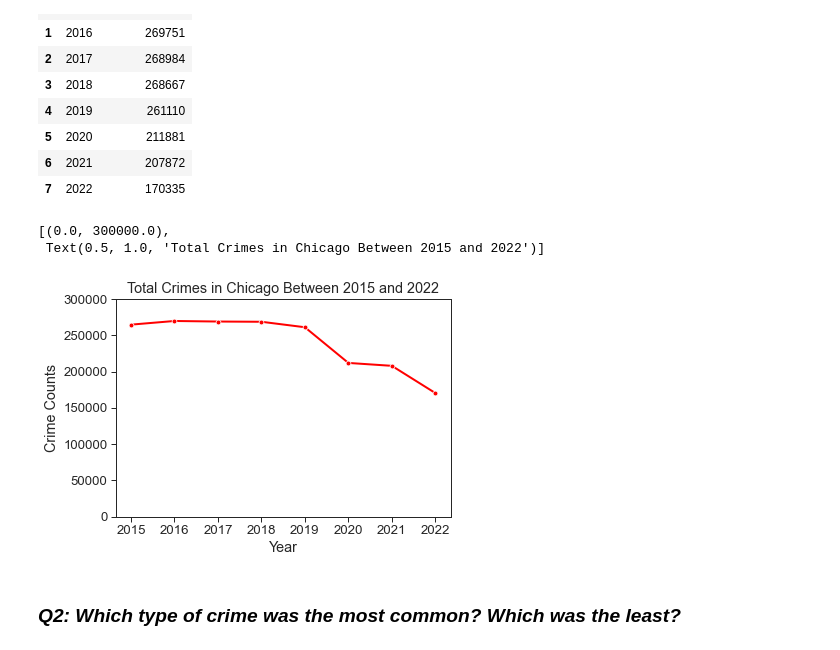
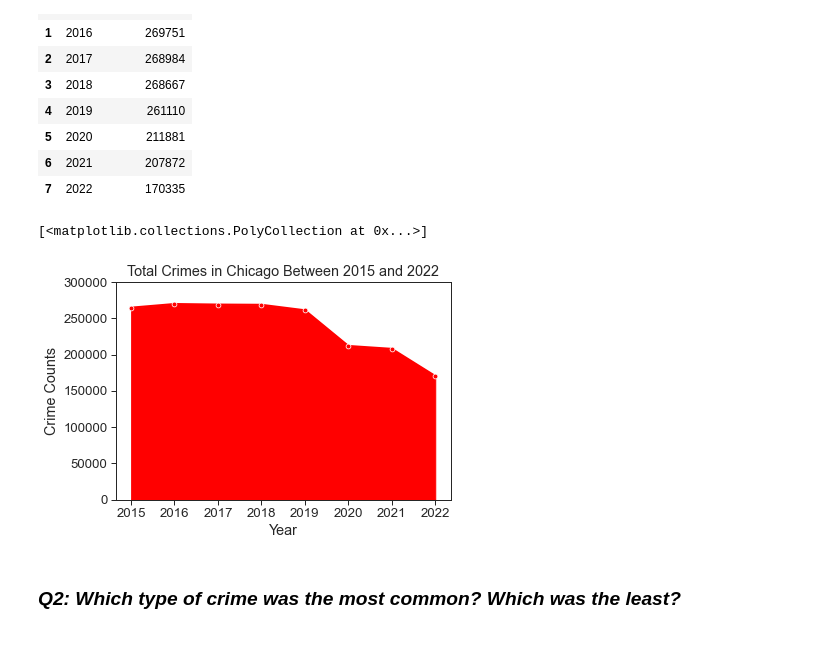
Before and after one commit to jcvincentliu/Analyzing-Racial-Disparities-in-Chicago-Police-Traffic-Stops, a Jupyter notebook: crime_cleaning.ipynb, the cells around one changed output. Drawn from its saved outputs; the diff is of its cells as text; code cells hidden in the pictures.

```diff
--- a/crime_cleaning.ipynb
+++ b/crime_cleaning.ipynb
@@ -223,11 +235,13 @@ count_by_year
 # %%
 sns.set_context("paper", font_scale = 1.5)
 sns.set_style("ticks")
 p = sns.lineplot(x = "Year", y = "Crime Counts", data = count_by_year, marker = "o", color = "red", linewidth=2)
 p.set(ylim = [0, 300000], title = "Total Crimes in Chicago Between 2015 and 2022")
+plt.stackplot("Year", "Crime Counts", data = count_by_year, color = "red")
+
+# COVID!! People came outside less often; Broke it down?
 # %% [output]
-[(0.0, 300000.0),
- Text(0.5, 1.0, 'Total Crimes in Chicago Between 2015 and 2022')]
+[<matplotlib.collections.PolyCollection at 0x...>]
-[figure, old version]
+[figure, new version]
 # %% [markdown]
 ### *Q2: Which type of crime was the most common? Which was the least?*
```
Also changed, not shown: parts of 10 cells of this notebook.
